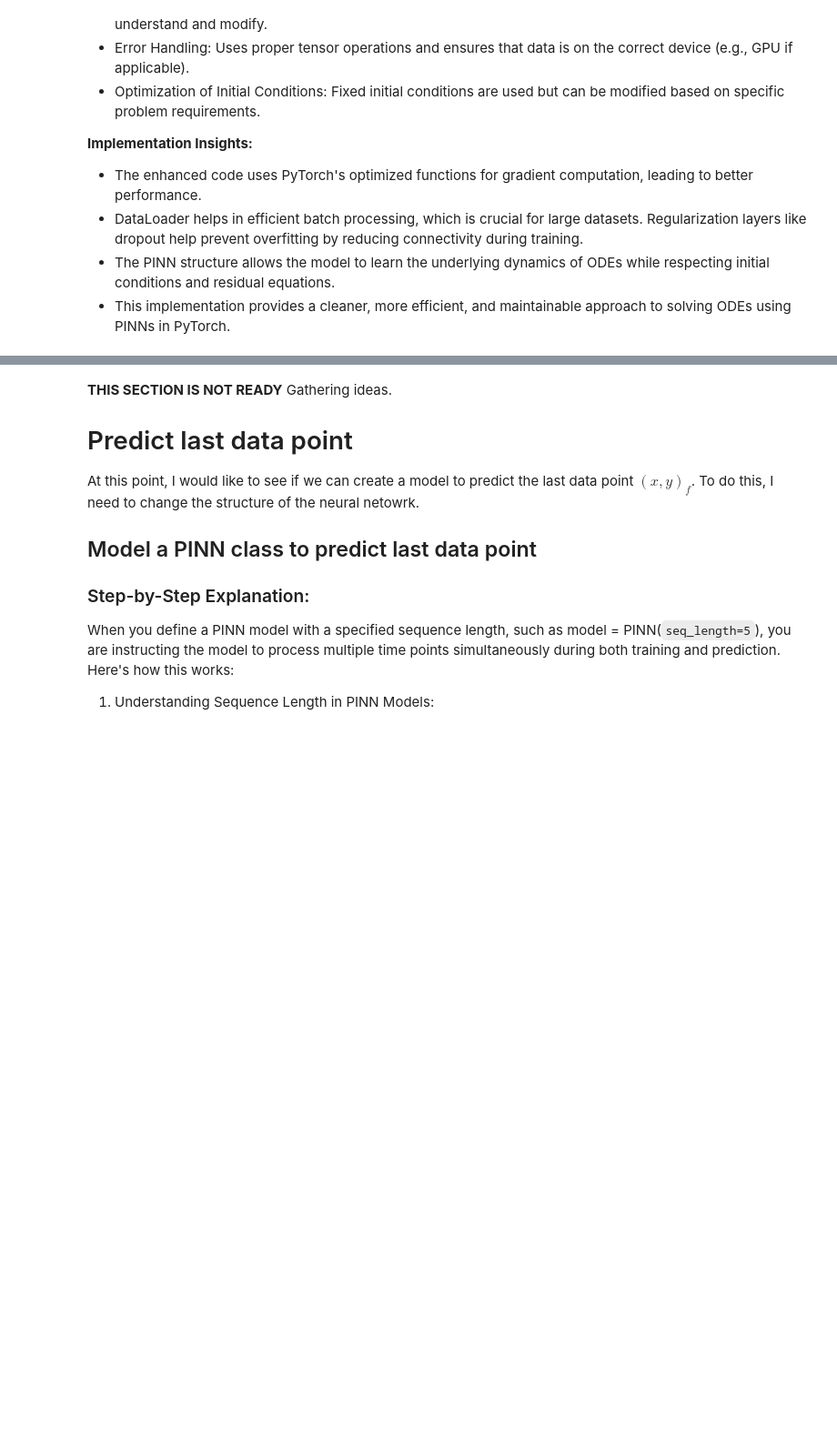
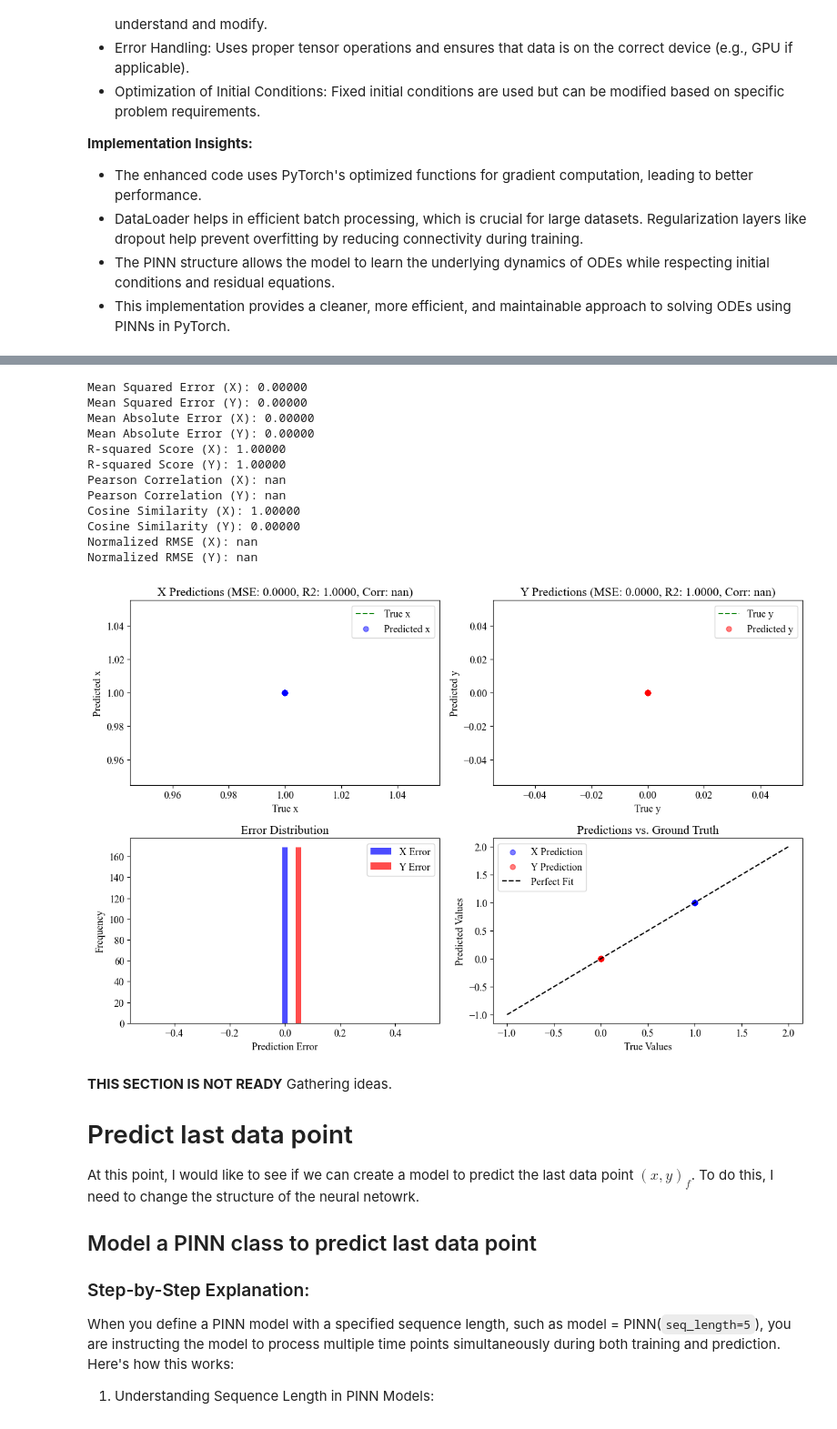
Before and after one commit to adills/example_pytorch, a Jupyter notebook: sysEqns.ipynb, the cells around one changed output, grey strips where cells are left out. Shown at 91% size. Drawn from its saved outputs; the diff is of its cells as text; code cells hidden in the pictures; blank space fills up the shorter version.

Commit message:
now have ability to use a more modular code with result plots

```diff
--- a/sysEqns.ipynb
+++ b/sysEqns.ipynb
@@ -805,0 +802,7 @@ ValueError: not enough values to unpack (expected 4, got 1)
+# %%
+# Now x_pred, y_pred, x_test_sol, y_test_sol contain all test samples
+x_pred_bin = (x_pred > 0.5).astype(int)
+y_pred_bin = (y_pred > 0.5).astype(int)
+x_test_sol_bin = (x_test_sol > 0.5).astype(int)
+y_test_sol_bin = (y_test_sol > 0.5).astype(int)
+# print_stats(x_pred_bin, y_pred_bin, x_test_sol_bin, y_test_sol_bin)
@@ -806,3 +958,19 @@ ValueError: not enough values to unpack (expected 4, got 1)
+# %%
+print_stats_continuous(x_pred_bin, y_pred_bin, x_test_sol_bin, y_test_sol_bin)
+# %% [output]
+Mean Squared Error (X): 0.00000
+Mean Squared Error (Y): 0.00000
+Mean Absolute Error (X): 0.00000
+Mean Absolute Error (Y): 0.00000
+R-squared Score (X): 1.00000
+R-squared Score (Y): 1.00000
+Pearson Correlation (X): nan
+Pearson Correlation (Y): nan
+Cosine Similarity (X): 1.00000
+Cosine Similarity (Y): 0.00000
+Normalized RMSE (X): nan
+Normalized RMSE (Y): nan
+[figure, added]
 # %% [markdown]
 **THIS SECTION IS NOT READY**
 Gathering ideas.
```
Also changed, not shown: parts of 9 cells of this notebook.
